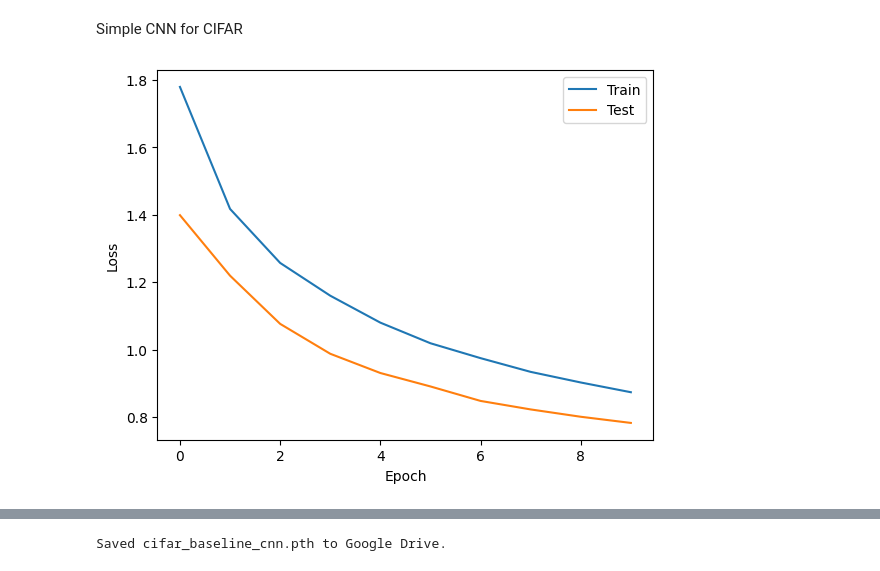
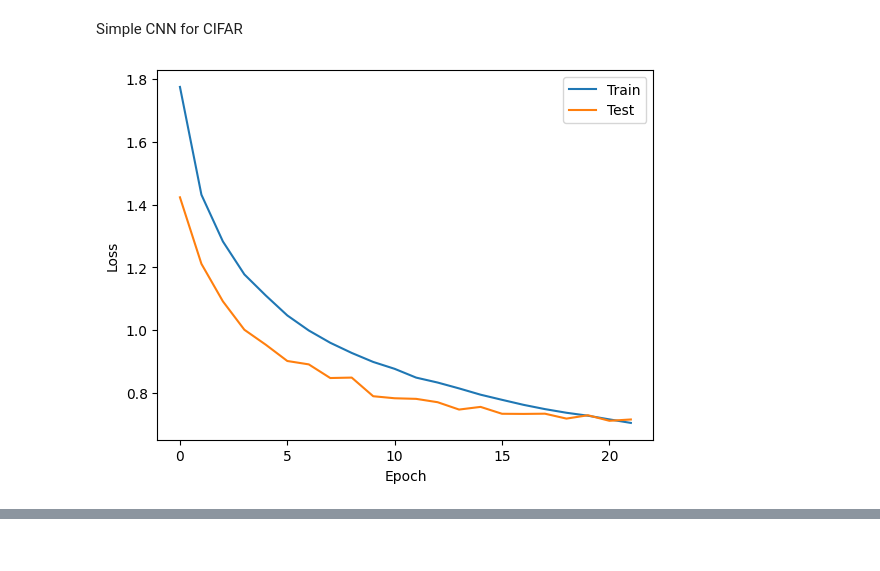
Before and after one commit to yashc73080/CS462-Deep-Learning, a Jupyter notebook: HW2/features_unsupervised_and_transfer_learning.ipynb, the cells around one changed output, grey strips where cells are left out. Saved outputs shown, nothing was run; the diff lists cells and outputs as text; code cells hidden in the pictures.

```diff
--- a/HW2/features_unsupervised_and_transfer_learning.ipynb
+++ b/HW2/features_unsupervised_and_transfer_learning.ipynb
@@ -481,7 +473,7 @@ cifar_test_loader  = DataLoader(cifar_test_ds,  batch_size=256, shuffle=False, n
 Simple CNN for CIFAR
 # %%
 class CIFARConvNet(nn.Module):
-  def __init__(self, input_size=(3,32,32), conv_channels=[32, 64], hidden_layers=[128], num_classes=10, kernel_size=3, dropout=0.25, device='cpu'):
+  def __init__(self, input_size=(3,32,32), conv_channels=[32, 64], hidden_layers=[128], num_classes=10, kernel_size=3, dropout=0, device='cpu'):
     super().__init__()
 
     in_channels = input_size[0]
@@ -522,6 +514,9 @@ class CIFARConvNet(nn.Module):
     fc_layers.append(nn.Linear(input_dim, num_classes))
     self.fc_layers = nn.Sequential(*fc_layers)
 
+    self.train_losses = []
+    self.test_losses = []
+
     self.to(device)
 
   def forward(self, x):
@@ -530,9 +525,9 @@ class CIFARConvNet(nn.Module):
     x = self.fc_layers(x)
     return x
 
-def train_test_cnn(model, train_loader, test_loader, epochs=10, lr=0.001, plot=False, device='cpu'):
+def train_test_cnn(model, train_loader, test_loader, epochs=10, lr=0.001, decay=0, plot=False, device='cpu'):
   model.to(device)
-  optimizer = optim.Adam(model.parameters(), lr=lr)
+  optimizer = optim.Adam(model.parameters(), lr=lr, weight_decay=decay)
   loss_fn = nn.CrossEntropyLoss()
 
   train_losses = []
@@ -567,6 +562,9 @@ def train_test_cnn(model, train_loader, test_loader, epochs=10, lr=0.001, plot=F
     avg_test_loss = total_test_loss / len(test_loader)
     test_losses.append(avg_test_loss)
 
+  model.train_losses = train_losses
+  model.test_losses = test_losses
+
   if plot:
     plt.plot(train_losses, label='Train')
     plt.plot(test_losses, label='Test')
@@ -576,11 +574,29 @@ def train_test_cnn(model, train_loader, test_loader, epochs=10, lr=0.001, plot=F
     plt.show()
 
   return model, train_losses, test_losses
+
+def evaluate_accuracy(model, test_loader, device='cpu'):
+    model.eval()
+    correct = 0
+    total = 0
+
+    with torch.no_grad():
+        for x, y in test_loader:
+            x, y = x.to(device), y.to(device)
+            preds = model(x)
+            predicted_classes = preds.argmax(dim=1)
+            correct += (predicted_classes == y).sum().item()
+            total += y.size(0)
+
+    accuracy = 100 * correct / total
+    return accuracy
 # %%
 cnn = CIFARConvNet(input_size=(3,32,32), conv_channels=[32, 64, 128], hidden_layers=[256], num_classes=10, kernel_size=3, dropout=0.25, device=device)
-cnn, train_losses_cnn, test_losses_cnn = train_test_cnn(cnn, cifar_train_loader, cifar_test_loader, epochs=10, lr=0.001, plot=True, device=device)
+cnn, train_losses_cnn, test_losses_cnn = train_test_cnn(cnn, cifar_train_loader, cifar_test_loader, epochs=22, lr=0.001, decay=1e-4, plot=True, device=device)
+acc = evaluate_accuracy(cnn, cifar_test_loader, device=device)
 
 print(f'Final Train Loss: {train_losses_cnn[-1]}')
 print(f'Final Test Loss: {test_losses_cnn[-1]}')
+print(f"Test Accuracy: {acc:.2f}%")
 # %% [output]
-[figure, old version]
+[figure, new version]
@@ -589,8 +605,0 @@ Final Test Loss: 0.7821422562003135
-# %%
-torch.save(
-    cnn.state_dict(),
-    '/content/drive/MyDrive/CS462_HW2_Models/cifar_baseline_cnn.pth'
-)
-print("Saved cifar_baseline_cnn.pth to Google Drive.")
-# %% [output]
-Saved cifar_baseline_cnn.pth to Google Drive.
```
Also changed, not shown: parts of 6 cells of this notebook.
